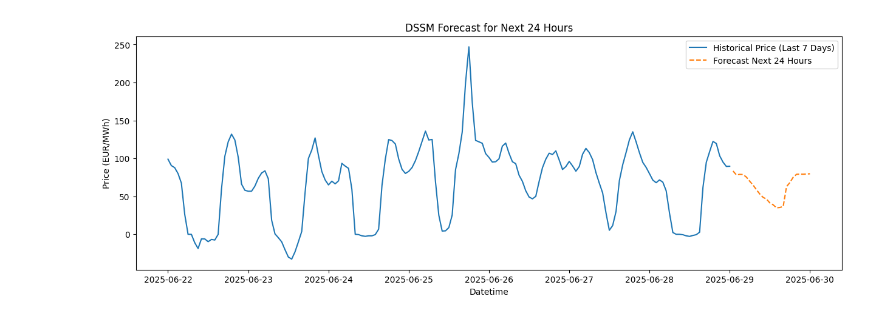
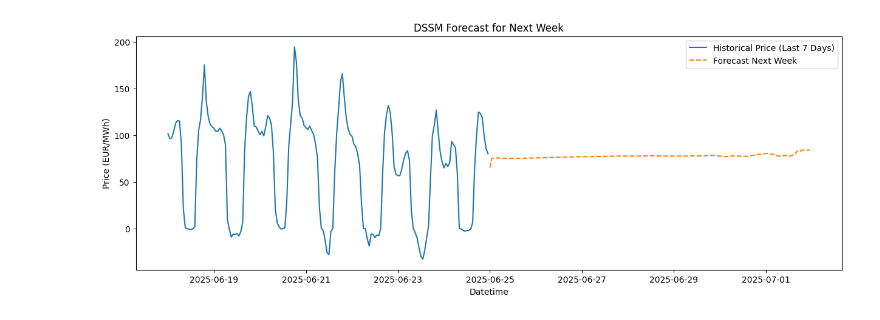
Before and after one commit to Nerboi/aml2025-group-15, a Jupyter notebook: notebooks/05_dssm_test3.ipynb, the cells around one changed output. Saved outputs shown, nothing was run; the diff lists cells and outputs as text; code cells hidden in the pictures.

Commit message:
dssm model changes + shifting time + added forecast

```diff
--- a/notebooks/05_dssm_test3.ipynb
+++ b/notebooks/05_dssm_test3.ipynb
@@ -10,6 +10,15 @@ import matplotlib.pyplot as plt
 
 df = pd.read_csv("../data/merged_data.csv", parse_dates=["datetime"])
 df = df.sort_values("datetime")
+df["hour"] = df["datetime"].dt.hour
+df["is_daytime"] = ((df["hour"] >= 7) & (df["hour"] < 19)).astype(int)
+
+df = df.drop(columns=["hour"])
+
+df["sin_hour"] = np.sin(2 * np.pi * df["datetime"].dt.hour / 24)
+df["cos_hour"] = np.cos(2 * np.pi * df["datetime"].dt.hour / 24)
+df["price_lag_1h"] = df["price_EUR_MWh"].shift(1)
+
 df = df.dropna()
 
 features = [
@@ -17,7 +26,7 @@ features = [
     "quantity_biomass", "quantity_fossil_gas", "quantity_fossil_hard_coal",
     "quantity_hydro_run_of_river", "quantity_nuclear", "quantity_solar",
     "quantity_waste", "quantity_wind_offshore", "quantity_wind_onshore",
-    "quantity_other", "quantity_MW"
+    "quantity_other", "price_lag_1h", "is_daytime", "sin_hour", "cos_hour", "quantity_MW"
 ]
 target = "price_EUR_MWh"
 
@@ -52,13 +61,14 @@ class DSSM(nn.Module):
     """
     def __init__(self, input_dim, state_dim, hidden_dim):
         super().__init__()
-        self.rnn = nn.GRU(input_dim, state_dim, batch_first=True)
+        self.rnn = nn.GRU(input_dim, state_dim, batch_first=True, num_layers=2, dropout=0.15 )
         self.obs_model = nn.Sequential(
             nn.Linear(state_dim, hidden_dim),
             nn.ReLU(),
             nn.Linear(hidden_dim, 1)
         )
 
+
     def forward(self, x):
         state_seq, _ = self.rnn(x)
         output = self.obs_model(state_seq[:, -1, :])
@@ -78,13 +88,13 @@ val_y = y[-val_size - sequence_length:]
 train_dataset = TimeSeriesDataset(train_X, train_y, sequence_length)
 val_dataset = TimeSeriesDataset(val_X, val_y, sequence_length)
 
-train_loader = DataLoader(train_dataset, batch_size=32, shuffle=True)
+train_loader = DataLoader(train_dataset, batch_size=32, shuffle=False)
 val_loader = DataLoader(val_dataset, batch_size=32, shuffle=False)
 
 # Model, optimizer, and loss function
-model = DSSM(input_dim=X.shape[1], state_dim=64, hidden_dim=32)
+model = DSSM(input_dim=X.shape[1], state_dim=64, hidden_dim=64)
 optimizer = optim.Adam(model.parameters(), lr=0.001)
-criterion = nn.MSELoss()
+criterion = nn.SmoothL1Loss()
 
 # Training the model
 n_epochs = 30
@@ -161,6 +294,6 @@ plt.show()
 # %%
 # Forecasting for the next 24 hours
-sequence_length = 24
+sequence_length = 168
 
 latest_features = df[features].iloc[-sequence_length:]
 latest_scaled = scaler_x.transform(latest_features)
@@ -174,34 +307,34 @@ current_seq = input_seq.clone()
 with torch.no_grad():
     for _ in range(sequence_length):
         pred = model(current_seq).item()
         forecast.append(pred)
 
         # Shifting sequence and append new prediction as placeholder for next hour
 
         # Shift sequence left, drop first time step
         shifted_seq = current_seq[:, 1:, :].squeeze(0).numpy()
         next_features = latest_scaled[-1]  # Using last known features as placeholder
 
         # Append to shifted sequence
         new_seq = np.vstack([shifted_seq, next_features])
 
         current_seq = torch.tensor(new_seq, dtype=torch.float32).unsqueeze(0)
 
 # Inverse transform the forecasted values
 forecast_inverse = scaler_y.inverse_transform(np.array(forecast).reshape(-1, 1)).flatten()
 
 # Generate forecast datetimes
 last_datetime = df["datetime"].iloc[-1]
-forecast_datetimes = pd.date_range(start=last_datetime + pd.Timedelta(hours=1), periods=24, freq="H")
+forecast_datetimes = pd.date_range(start=last_datetime + pd.Timedelta(hours=1), periods=sequence_length, freq="H")
 
 # Plotting the forecast for the next 24 hours
 plt.figure(figsize=(15, 5))
 plt.plot(df["datetime"].iloc[-7*24:], df["price_EUR_MWh"].iloc[-7*24:], label="Historical Price (Last 7 Days)")
-plt.plot(forecast_datetimes, forecast_inverse, label="Forecast Next 24 Hours", linestyle="--")
-plt.title("DSSM Forecast for Next 24 Hours")
+plt.plot(forecast_datetimes, forecast_inverse, label="Forecast Next Week", linestyle="--")
+plt.title("DSSM Forecast for Next Week")
 plt.xlabel("Datetime")
 plt.ylabel("Price (EUR/MWh)")
 plt.legend()
 plt.show()
 # %% [output]
-[figure, old version]
+[figure, new version]
```
Also changed, not shown: parts of 5 cells of this notebook, 3 other files.
